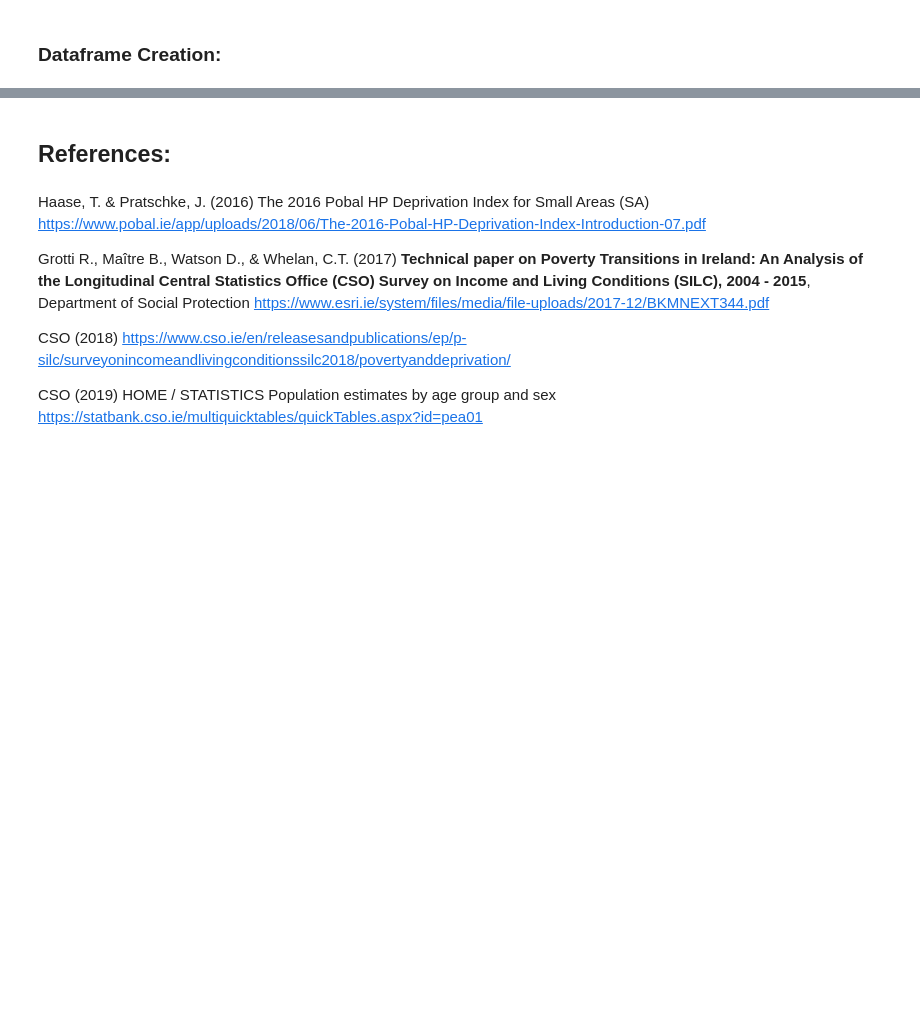
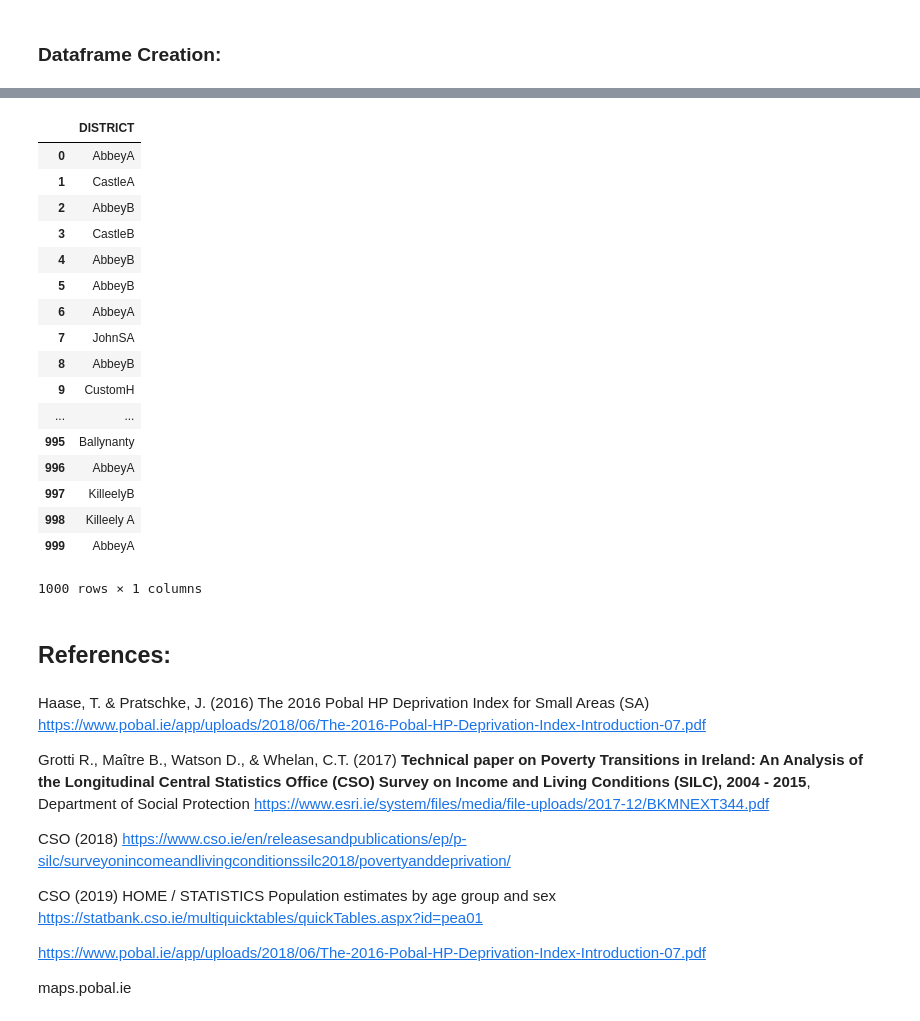
Before and after one commit to fionaoriordan/52465_19_project, a Jupyter notebook: 52465_19_project_dep1.ipynb, the cells around one changed output, grey strips where cells are left out. Saved outputs shown, nothing was run; the diff lists cells and outputs as text; code cells hidden in the pictures; blank space fills up the shorter version.

```diff
--- a/52465_19_project_dep1.ipynb
+++ b/52465_19_project_dep1.ipynb
@@ -193,3 +295,33 @@ df.query('Household == "Lone Parent"').Household.count()
+# %%
+/python-pandas-counting-the-occurrences-of-a-specific-value
+#df.query('Household == "Lone Parent"').Household.count()
+
+
+
+for i, row in df.iterrows():
+    if df.:
+        df.at[i, 'ifor'] = x
+    else:
+        df.at[i, 'ifor'] = y
+# %% [output]
+|  | DISTRICT |
+| 0 | AbbeyA |
+| 1 | CastleA |
+| 2 | AbbeyB |
+| 3 | CastleB |
+| 4 | AbbeyB |
+| 5 | AbbeyB |
+| 6 | AbbeyA |
+| 7 | JohnSA |
+| 8 | AbbeyB |
+| 9 | CustomH |
+| ... | ... |
+| 995 | Ballynanty |
+| 996 | AbbeyA |
+| 997 | KilleelyB |
+| 998 | Killeely A |
+| 999 | AbbeyA |
+1000 rows × 1 columns
 # %% [markdown]
 ## References:
 # %% [markdown]
@@ -207,3 +339,8 @@ https://www.cso.ie/en/releasesandpublications/ep/p-silc/surveyonincomeandlivingc
 CSO (2019) HOME / STATISTICS
 Population estimates by age group and sex
 https://statbank.cso.ie/multiquicktables/quickTables.aspx?id=pea01
+
+
+https://www.pobal.ie/app/uploads/2018/06/The-2016-Pobal-HP-Deprivation-Index-Introduction-07.pdf
+
+maps.pobal.ie
```
Also changed, not shown: parts of 13 cells of this notebook.
